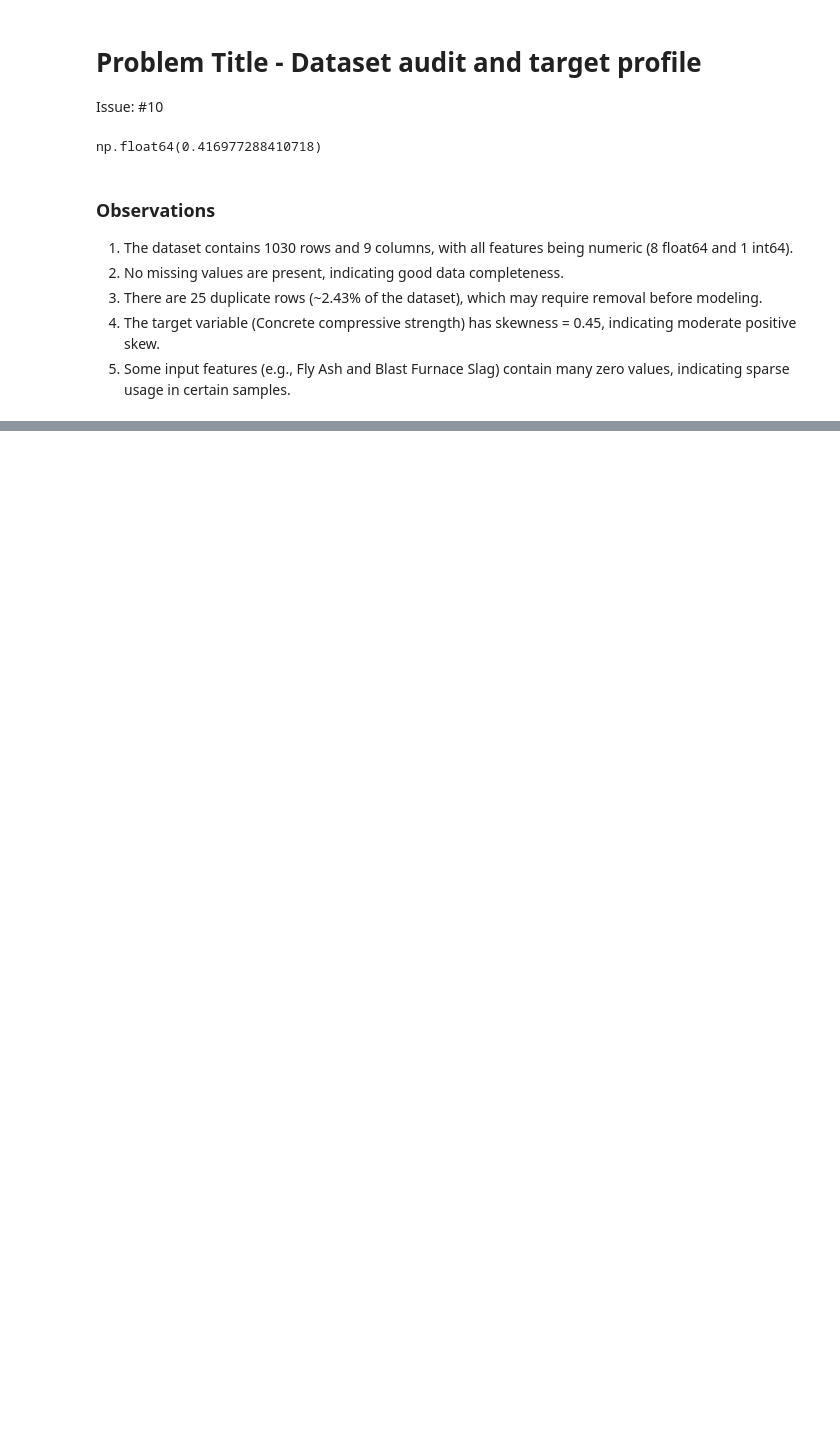
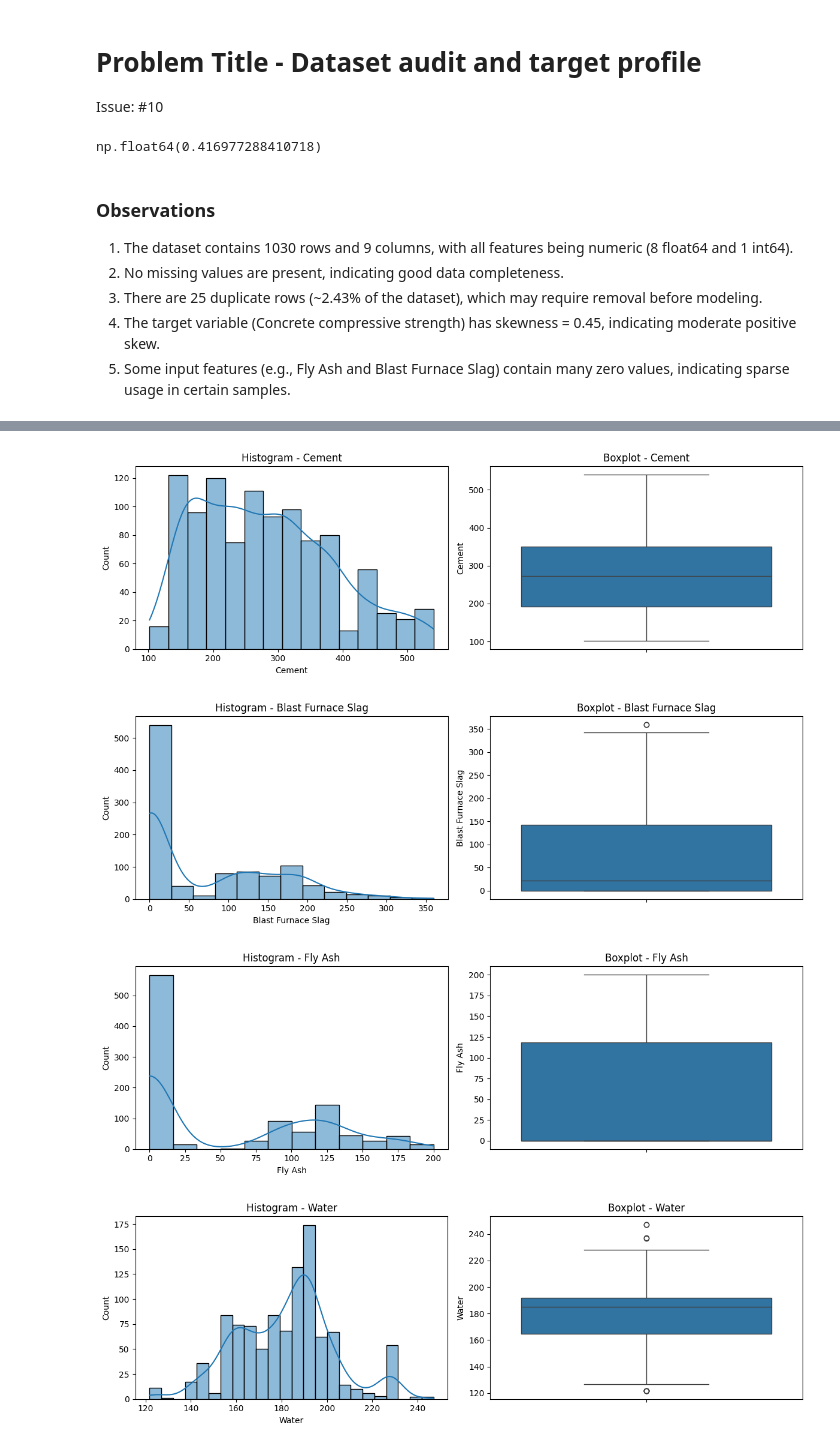
Before and after one commit to ompatil1947/Linear-Regression, a Jupyter notebook: exploration/exploration.ipynb, the cells around one changed output, grey strips where cells are left out. Cells and saved outputs as stored; diff of their text form; code cells hidden in the pictures; blank space fills up the shorter version.

```diff
--- a/exploration/exploration.ipynb
+++ b/exploration/exploration.ipynb
@@ -39,0 +43,16 @@ np.float64(0.416977288410718)
+# %%
+features = df.select_dtypes(include=[np.number]).columns.tolist()
+# %%
+for col in features:
+    fig, axes = plt.subplots(1, 2, figsize=(12, 4))
+    sns.histplot(df[col], ax=axes[0], kde=True)
+    axes[0].set_title(f'Histogram - {col}')
+    sns.boxplot(y=df[col], ax=axes[1])
+    axes[1].set_title(f'Boxplot - {col}')
+    plt.tight_layout()
+    plt.show()
+# %% [output]
+[figure, added]
+[figure, added]
+[figure, added]
+[figure, added]
```
Also changed, not shown: parts of 4 cells of this notebook.
